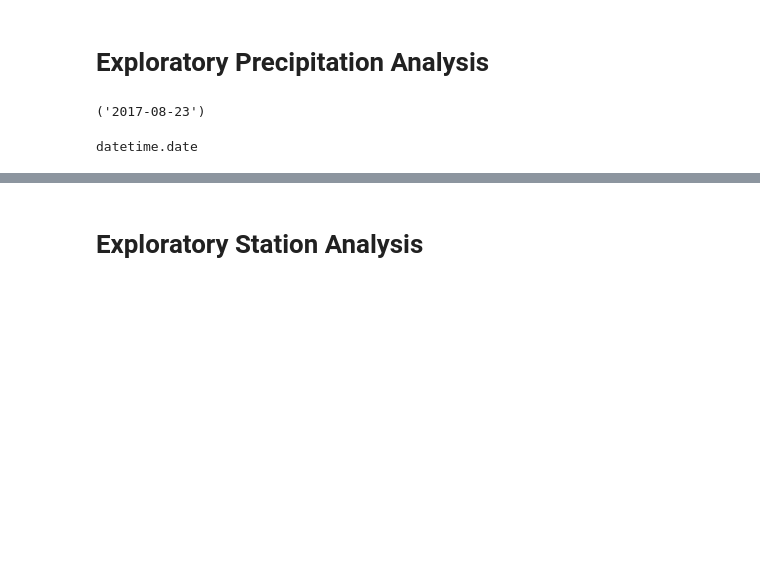
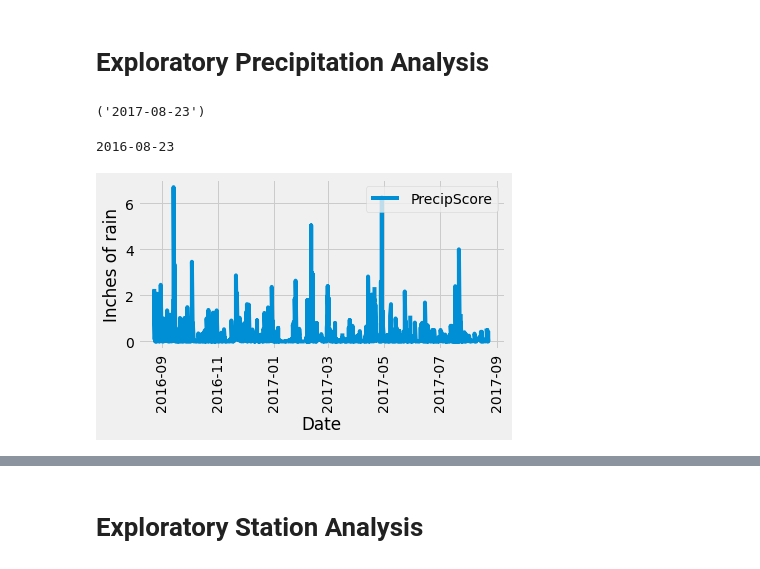
Before and after one commit to millerbrook/sqlalchemy-challenge, a Jupyter notebook: climate_starter.ipynb, the cells around one changed output, grey strips where cells are left out. Drawn from its saved outputs; the diff is of its cells as text; code cells hidden in the pictures; blank space fills up the shorter version.

```diff
--- a/climate_starter.ipynb
+++ b/climate_starter.ipynb
@@ -49,25 +49,48 @@ session.query(Measurement.date).order_by(Measurement.date.desc()).first()
 # %%
 # Design a query to retrieve the last 12 months of precipitation data and plot the results.
 test = session.query(Measurement.date).order_by(Measurement.date.desc()).first()
 
 datetest = datetime.strptime(test[0], "%Y-%m-%d").date()
 type(datetest)
 # Starting from the most recent data point in the database.
 # most_recent = session.query(Measurement.date).order_by(Measurement.date.desc()).first()
 # # Calculate the date one year from the last date in data set.
 year_ago = datetest - dt.timedelta(days=365)
 print(year_ago)
 # Perform a query to retrieve the data and precipitation scores
 # session.query =
+datestrings = session.query(Measurement.date).\
+    filter(Measurement.date > year_ago).\
+    order_by(Measurement.date).all()
+
+dates = []
+for onedate in datestrings:
+    convert = datetime.strptime(onedate[0], "%Y-%m-%d").date()
+    dates.append(convert)
+
+measurements = session.query(Measurement.prcp).\
+    filter(Measurement.date > year_ago).\
+    order_by(Measurement.date).all()
+
+measures = []
+for onemeasure in measurements:
+    measures.append(onemeasure[0])
 
 # Save the query results as a Pandas DataFrame and set the index to the date column
-
+df = pd.DataFrame({'Date': dates, 'PrecipScore' : measures})
+df.set_index('Date', inplace=True)
+df
 
 # Sort the dataframe by date
 
 
 # Use Pandas Plotting with Matplotlib to plot the data
+df.plot(rot=90)
+plt.ylabel('Inches of rain')
+plt.tight_layout()
+plt.show()
 # %% [output]
-datetime.date
+2016-08-23
+[figure, added]
 # %%
 # Use Pandas to calcualte the summary statistics for the precipitation data
```
Also changed, not shown: parts of 1 cell of this notebook.
